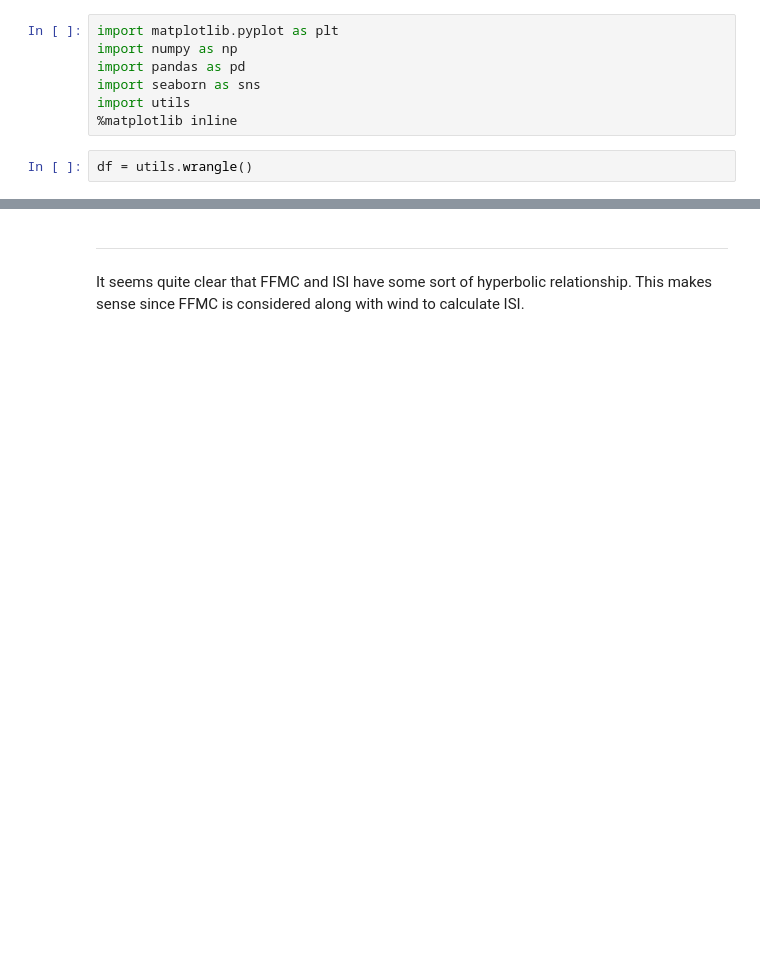
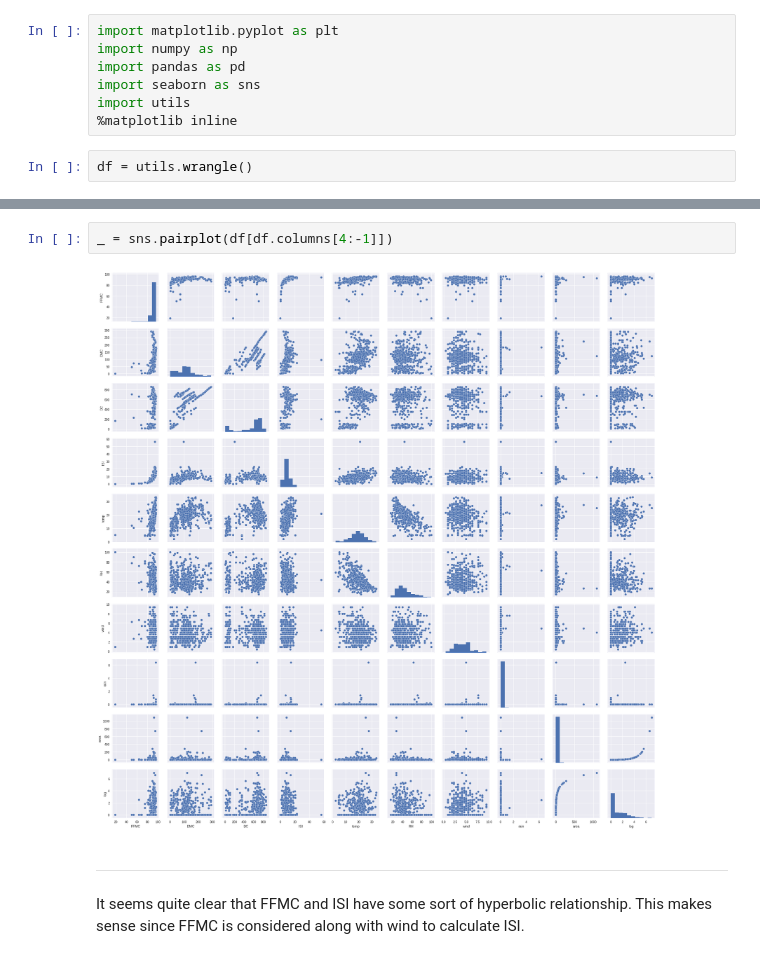
Before and after one commit to davidjwatts/portuguese_fires, a Jupyter notebook: Data_Story.ipynb, the cells around one changed output, grey strips where cells are left out. Drawn from its saved outputs; the diff is of its cells as text; blank space fills up the shorter version.

```diff
--- a/Data_Story.ipynb
+++ b/Data_Story.ipynb
@@ -19,3 +32,7 @@ ___
+# %%
+_ = sns.pairplot(df[df.columns[4:-1]])
+# %% [output]
+[figure, added]
 # %% [markdown]
 ___
 It seems quite clear that FFMC and ISI have some sort of hyperbolic relationship. This makes sense since FFMC is considered along with wind to calculate ISI.
```
Also changed, not shown: parts of 5 cells of this notebook, 2 other files.
